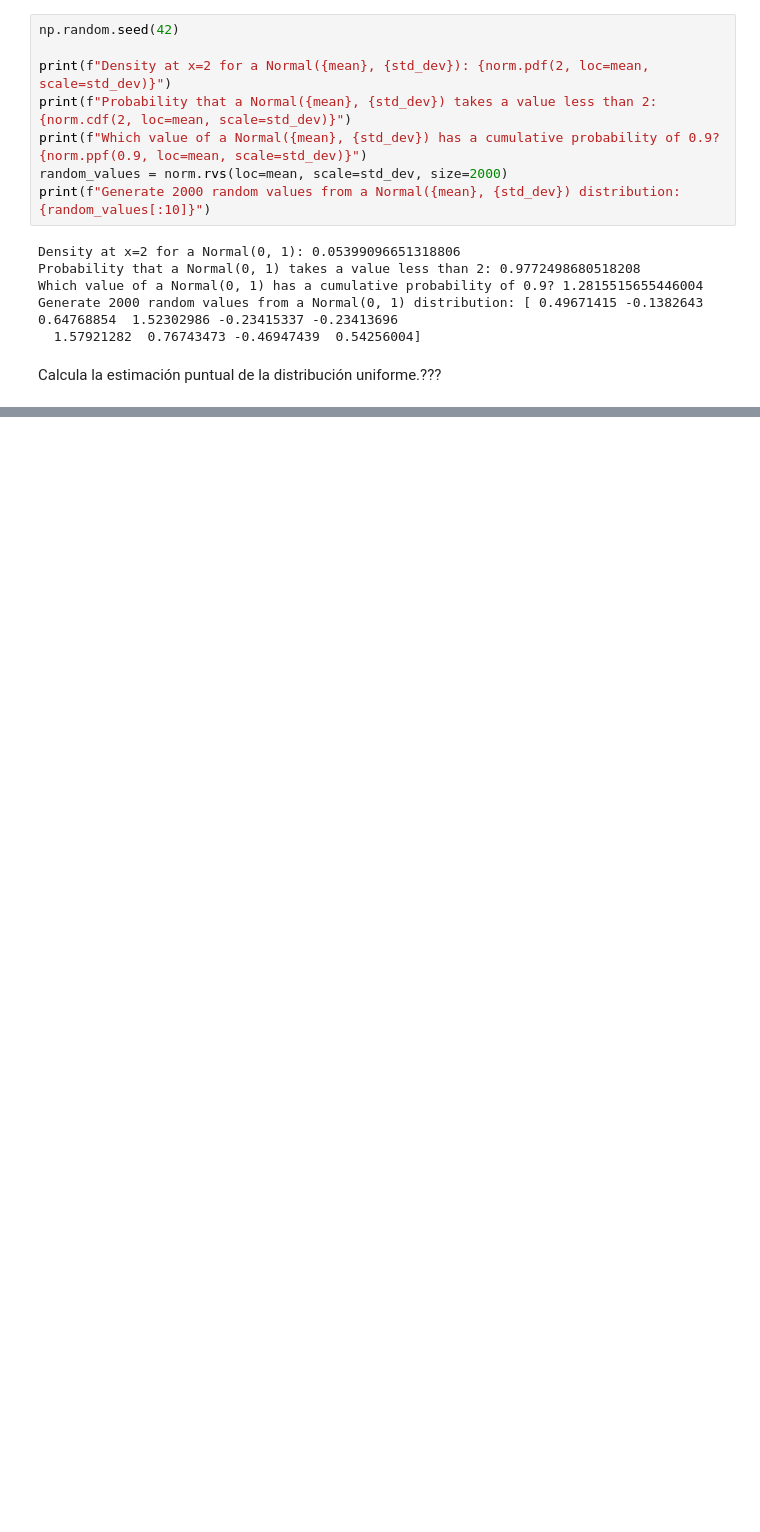
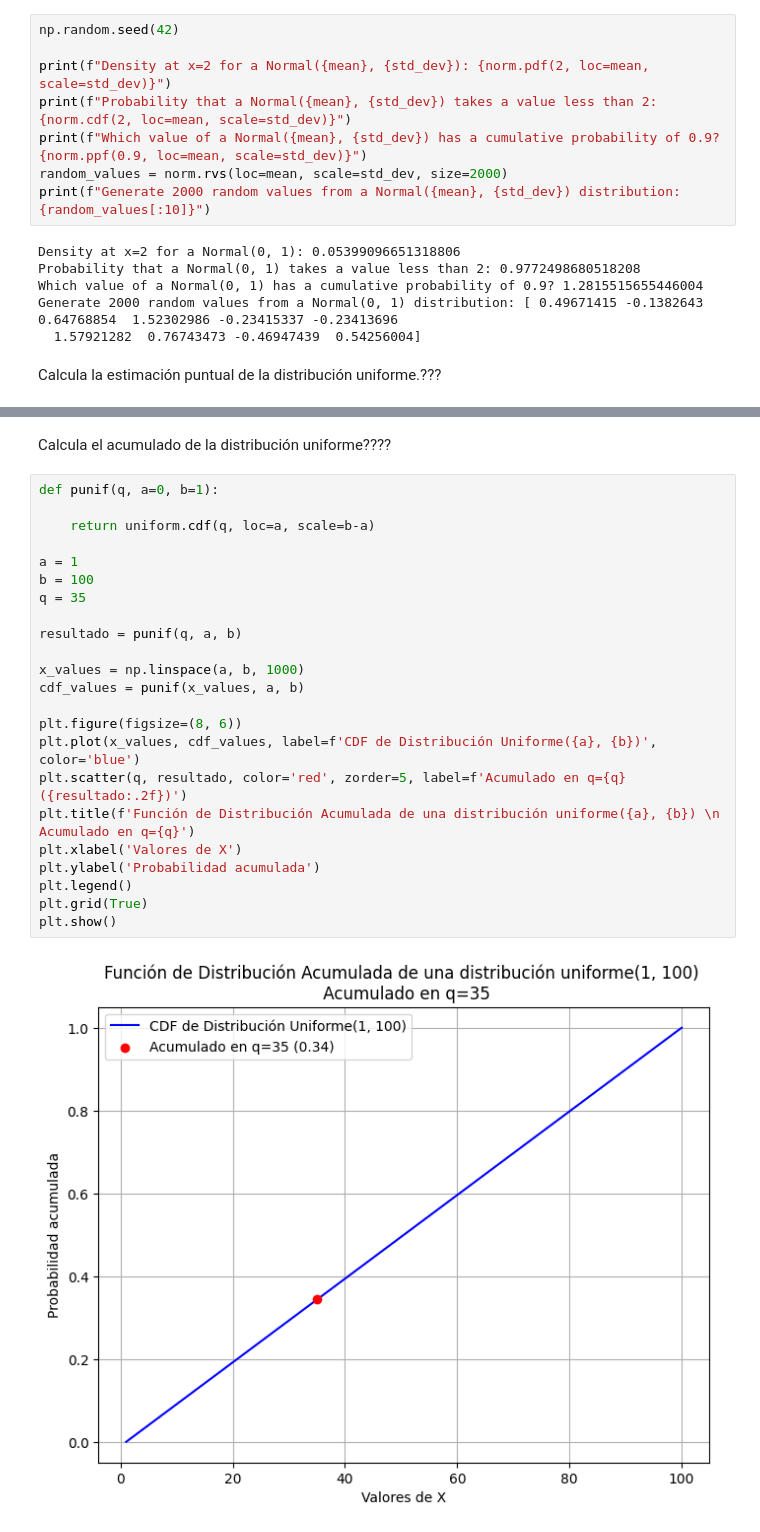
Before and after one commit to 4GeeksAcademy/probability-distribution-exercises-project-with-pythonMJZS, a Jupyter notebook: notebook/problems.es.ipynb, the cells around one changed output, grey strips where cells are left out. Cells and saved outputs as stored; diff of their text form; blank space fills up the shorter version.

```diff
--- a/notebook/problems.es.ipynb
+++ b/notebook/problems.es.ipynb
@@ -266,0 +274,27 @@ def rbinom(n, size, prob = 0.5):
+# %% [markdown]
+Calcula el acumulado de la distribución uniforme????
+# %%
+def punif(q, a=0, b=1):
+
+    return uniform.cdf(q, loc=a, scale=b-a)
+
+a = 1
+b = 100
+q = 35
+
+resultado = punif(q, a, b)
+
+x_values = np.linspace(a, b, 1000)
+cdf_values = punif(x_values, a, b)
+
+plt.figure(figsize=(8, 6))
+plt.plot(x_values, cdf_values, label=f'CDF de Distribución Uniforme({a}, {b})', color='blue')
+plt.scatter(q, resultado, color='red', zorder=5, label=f'Acumulado en q={q} ({resultado:.2f})')
+plt.title(f'Función de Distribución Acumulada de una distribución uniforme({a}, {b}) \n Acumulado en q={q}')
+plt.xlabel('Valores de X')
+plt.ylabel('Probabilidad acumulada')
+plt.legend()
+plt.grid(True)
+plt.show()
+# %% [output]
+[figure, added]
```
Also changed, not shown: parts of 9 cells of this notebook.
